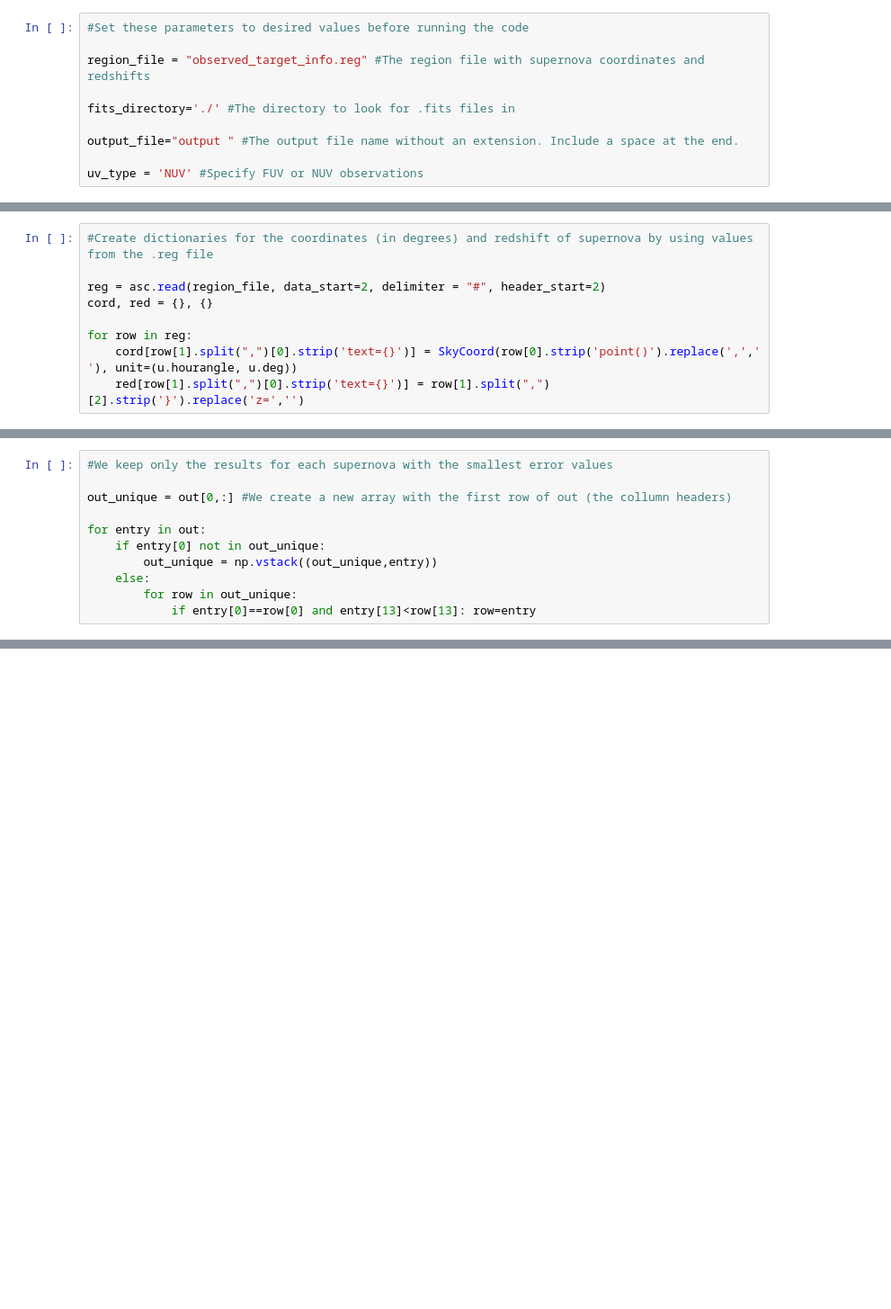
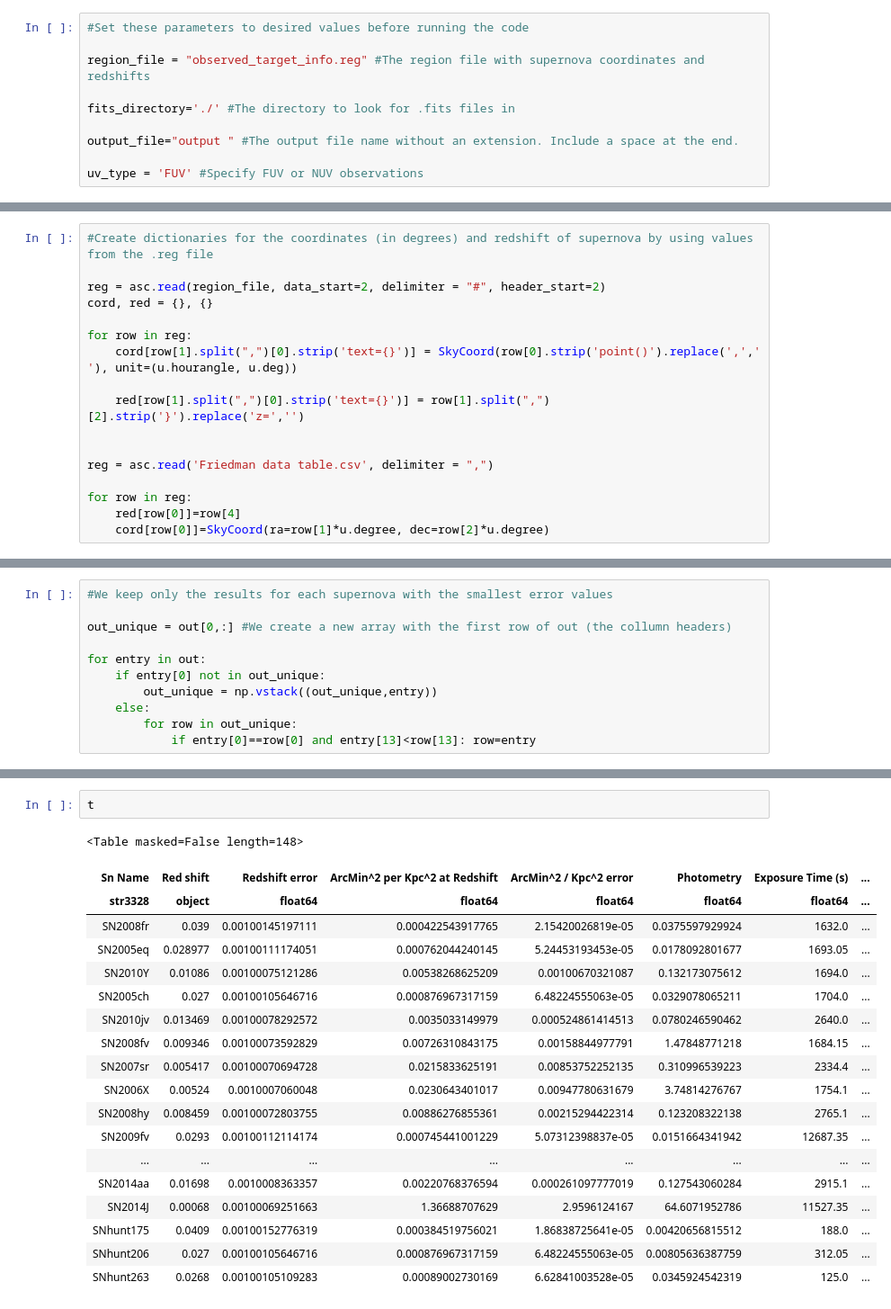
Before and after one commit to mwvgroup/Surface-Brightness, a Jupyter notebook: Surface Brightness.ipynb, the cells around one changed output, grey strips where cells are left out. Shown: that part at 90% size. Cells and saved outputs as stored; diff of their text form; blank space fills up the shorter version.

Commit message:
Included Friedman 2015
Added a bit of code to read in data from a .reg and .csv file so that
values could be calculated for the supernova in Friedman 2015. Made
other minor edits.

```diff
--- a/Surface Brightness.ipynb
+++ b/Surface Brightness.ipynb
@@ -7,7 +7,7 @@ fits_directory='./' #The directory to look for .fits files in
 
 output_file="output " #The output file name without an extension. Include a space at the end.
 
-uv_type = 'NUV' #Specify FUV or NUV observations
+uv_type = 'FUV' #Specify FUV or NUV observations
 # %%
 #General use
 import numpy as np
@@ -244,7 +244,15 @@ cord, red = {}, {}
 
 for row in reg:
     cord[row[1].split(",")[0].strip('text={}')] = SkyCoord(row[0].strip('point()').replace(',',' '), unit=(u.hourangle, u.deg))
+
     red[row[1].split(",")[0].strip('text={}')] = row[1].split(",")[2].strip('}').replace('z=','')
+
+
+reg = asc.read('Friedman data table.csv', delimiter = ",")
+
+for row in reg:
+    red[row[0]]=row[4]
+    cord[row[0]]=SkyCoord(ra=row[1]*u.degree, dec=row[2]*u.degree)
 # %%
 #Define arrays used to generate the output files
 
@@ -341,3 +353,25 @@ plt.close()
+# %%
+t
+# %% [output]
+<Table masked=False length=148>
+| Sn Name | Red shift | Redshift error | ArcMin^2 per Kpc^2 at Redshift | ArcMin^2 / Kpc^2 error | Photometry | Exposure Time (s) | ... |
+| str3328 | object | float64 | float64 | float64 | float64 | float64 | ... |
+| SN2008fr | 0.039 | 0.00100145197111 | 0.000422543917765 | 2.15420026819e-05 | 0.0375597929924 | 1632.0 | ... |
+| SN2005eq | 0.028977 | 0.00100111174051 | 0.000762044240145 | 5.24453193453e-05 | 0.0178092801677 | 1693.05 | ... |
+| SN2010Y | 0.01086 | 0.00100075121286 | 0.00538268625209 | 0.00100670321087 | 0.132173075612 | 1694.0 | ... |
+| SN2005ch | 0.027 | 0.00100105646716 | 0.000876967317159 | 6.48224555063e-05 | 0.0329078065211 | 1704.0 | ... |
+| SN2010jv | 0.013469 | 0.00100078292572 | 0.0035033149979 | 0.000524861414513 | 0.0780246590462 | 2640.0 | ... |
+| SN2008fv | 0.009346 | 0.00100073592829 | 0.00726310843175 | 0.00158844977791 | 1.47848771218 | 1684.15 | ... |
+| SN2007sr | 0.005417 | 0.00100070694728 | 0.0215833625191 | 0.00853752252135 | 0.310996539223 | 2334.4 | ... |
+| SN2006X | 0.00524 | 0.0010007060048 | 0.0230643401017 | 0.00947780631679 | 3.74814276767 | 1754.1 | ... |
+| SN2008hy | 0.008459 | 0.00100072803755 | 0.00886276855361 | 0.00215294422314 | 0.123208322138 | 2765.1 | ... |
+| SN2009fv | 0.0293 | 0.00100112114174 | 0.000745441001229 | 5.07312398837e-05 | 0.0151664341942 | 12687.35 | ... |
+| ... | ... | ... | ... | ... | ... | ... | ... |
+| SN2014aa | 0.01698 | 0.0010008363357 | 0.00220768376594 | 0.000261097777019 | 0.127543060284 | 2915.1 | ... |
+| SN2014J | 0.00068 | 0.00100069251663 | 1.36688707629 | 2.9596124167 | 64.6071952786 | 11527.35 | ... |
+| SNhunt175 | 0.0409 | 0.00100152776319 | 0.000384519756021 | 1.86838725641e-05 | 0.00420656815512 | 188.0 | ... |
+| SNhunt206 | 0.027 | 0.00100105646716 | 0.000876967317159 | 6.48224555063e-05 | 0.00805636387759 | 312.05 | ... |
+| SNhunt263 | 0.0268 | 0.00100105109283 | 0.00089002730169 | 6.62841003528e-05 | 0.0345924542319 | 125.0 | ... |
 # %%
 #Write data to an output file
 
```
Also changed, not shown: parts of 3 cells of this notebook, 9 other files.
